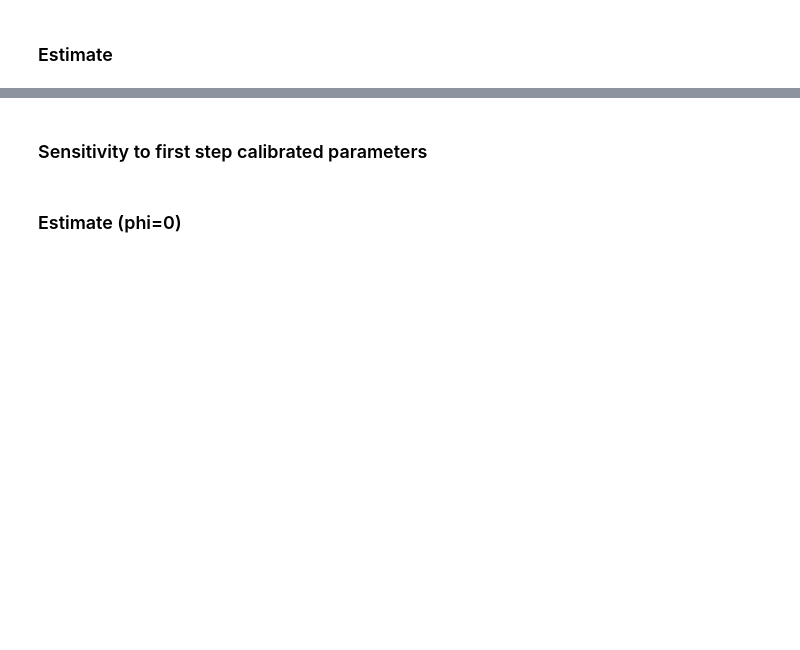
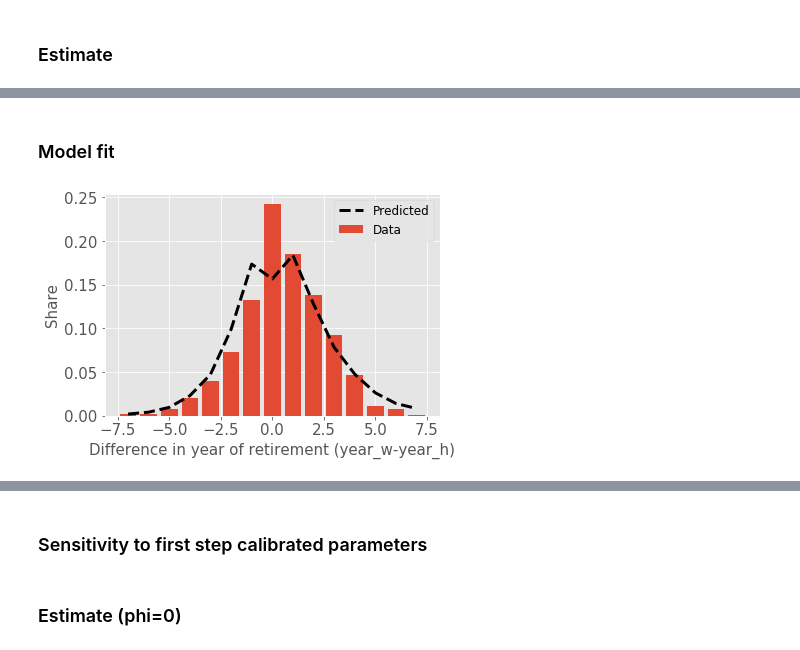
Before and after one commit to mathiassunesen/Speciale_retirement, a Jupyter notebook: Main/MSM_real.ipynb, the cells around one changed output, grey strips where cells are left out. Cells and saved outputs as stored; diff of their text form; code cells hidden in the pictures; blank space fills up the shorter version.

```diff
--- a/Main/MSM_real.ipynb
+++ b/Main/MSM_real.ipynb
@@ -52,4 +36,4 @@ Couple.simulate()
 # %%
 # function to generate moments
 def mom_fun(Couple):
-    return SMD.MomFunCouple(Couple)
+    return SMD.MomFunCouple_agg(Couple)
@@ -60,4 +39,0 @@ smd.est_par = est_par
-# %%
-Couple.par.start_T = 57-4
-Couple.Single.par.start_T = 53-4
-Couple.par.simT = 68-(53-4)+1
@@ -175 +70,35 @@ np.mean(figs.RetAge_C(Couple,ma=1))
+# %% [markdown]
+### Model fit
+# %%
+def model_fit_marg(Couple,ma):
+    moments = pd.read_excel('SASdata/couple_moments_total.xlsx')
+    if ma == 0:
+        mom = moments['Mom_marg_kvinde'].dropna().to_numpy()
+    elif ma == 1:
+        mom = moments['Mom_marg_mand'].dropna().to_numpy()
+    data = {'y': [mom], 'x': np.arange(58,69), 'label': ['Data'], 'color': 'k',
+            'linestyle': ['None'], 'marker': 'o'}
+    pred = figs.retirement_probs_c(Couple,ma=ma)
+    return [data,pred]
+
+def model_fit_joint(Couple,save=True):
+    moments = pd.read_excel('SASdata/couple_moments_total.xlsx')['Mom_joint'].to_numpy()
+    pred = mom_fun(Couple)[-15:] # last 15 elements
+
+    # plot
+    fig = plt.figure()
+    ax = fig.add_subplot(1,1,1)
+    plt.bar(np.arange(-7,8),moments,label='Data')
+    plt.plot(np.arange(-7,8),pred,'k--',label='Predicted',linewidth=3)
+    ax.legend(fontsize=12)
+    ax.set_xlabel('Difference in year of retirement (year_w-year_h)', fontsize=15)
+    ax.set_ylabel('Share', fontsize=15)
+    ax.tick_params(axis='both', which='major', labelsize=15)
+    fig.tight_layout()
+    if save:
+        return fig
+# %%
+model_fit_joint(Couple).savefig('figs/ModelFit/Joint')
+# %% [output]
+[figure, added]
 # %%
```
Also changed, not shown: parts of 55 cells of this notebook, 46 other files.
